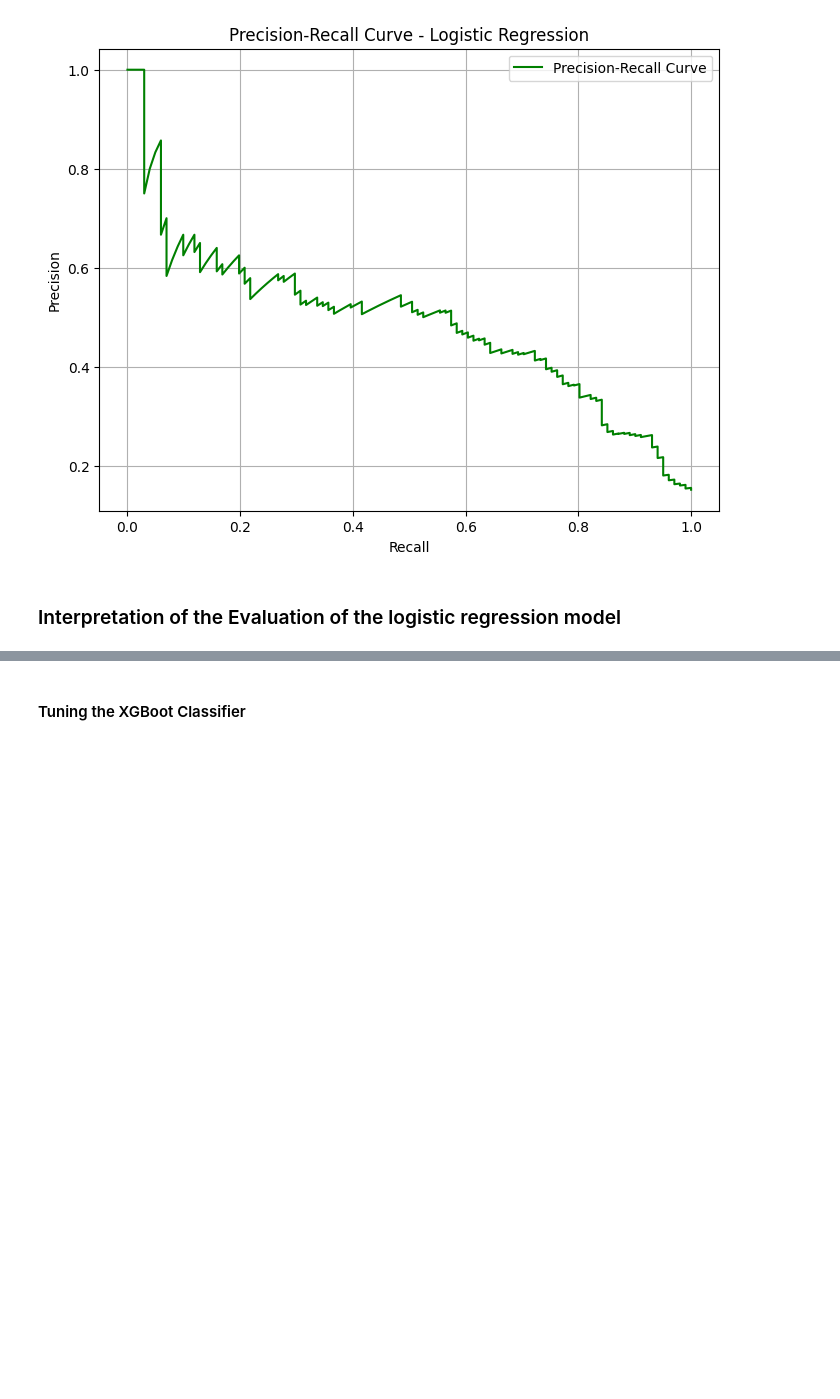
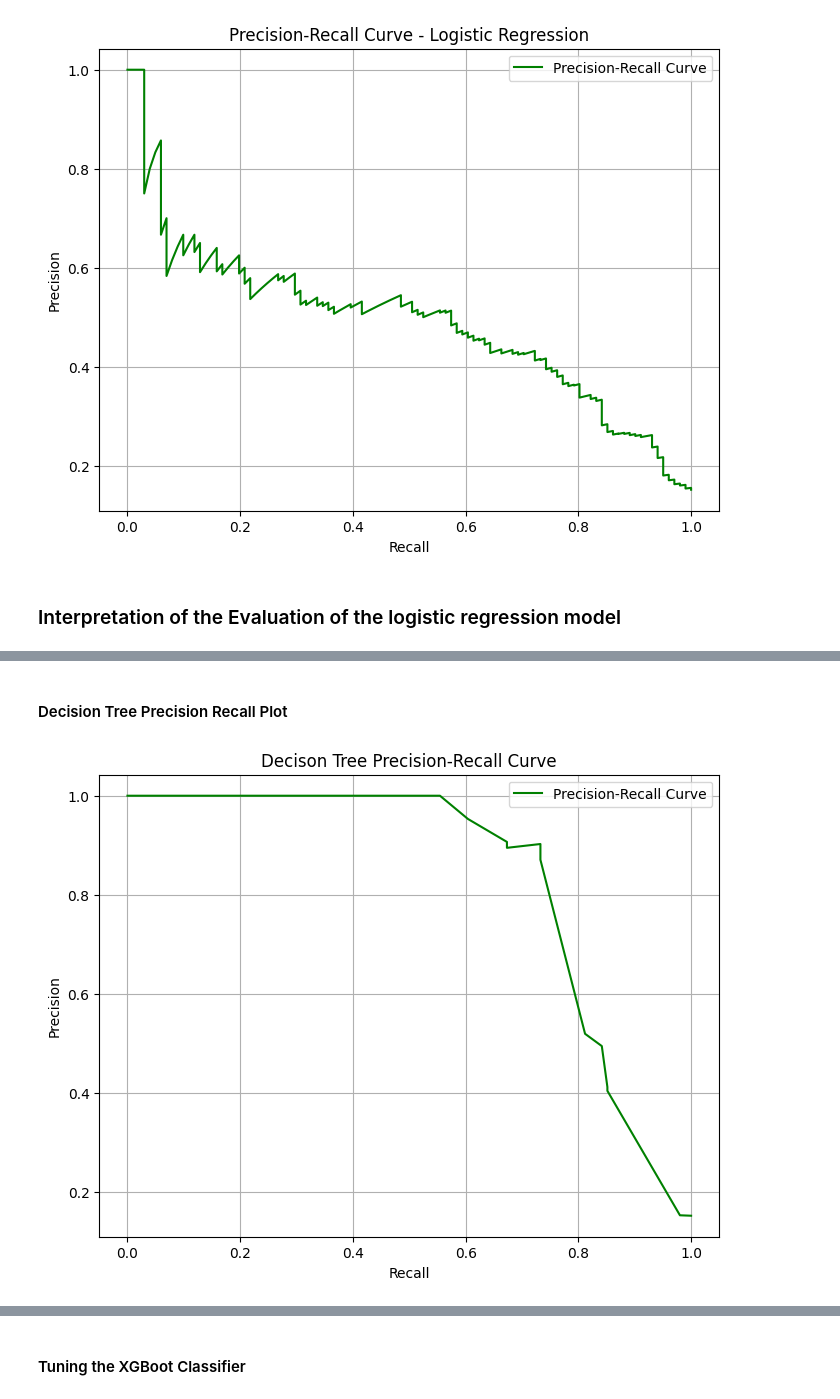
Before and after one commit to charlesot/DSF-PT08P3-Phase-3-project-, a Jupyter notebook: index.ipynb, the cells around one changed output, grey strips where cells are left out. Cells and saved outputs as stored; diff of their text form; code cells hidden in the pictures; blank space fills up the shorter version.

```diff
--- a/index.ipynb
+++ b/index.ipynb
@@ -703,0 +836,14 @@ The Results are due to class imbalance of the test sample, needs further test mo
+# %% [markdown]
+#### Decision Tree Precision Recall Plot
+# %%
+precision, recall, _ = precision_recall_curve(y_test, y_proba_dt)
+plt.figure(figsize=(8, 6))
+plt.plot(recall, precision, color='green', label='Precision-Recall Curve')
+plt.xlabel('Recall')
+plt.ylabel('Precision')
+plt.title('Decison Tree Precision-Recall Curve')
+plt.grid(True)
+plt.legend()
+plt.show()
+# %% [output]
+[figure, added]
```
Also changed, not shown: parts of 28 cells of this notebook.
